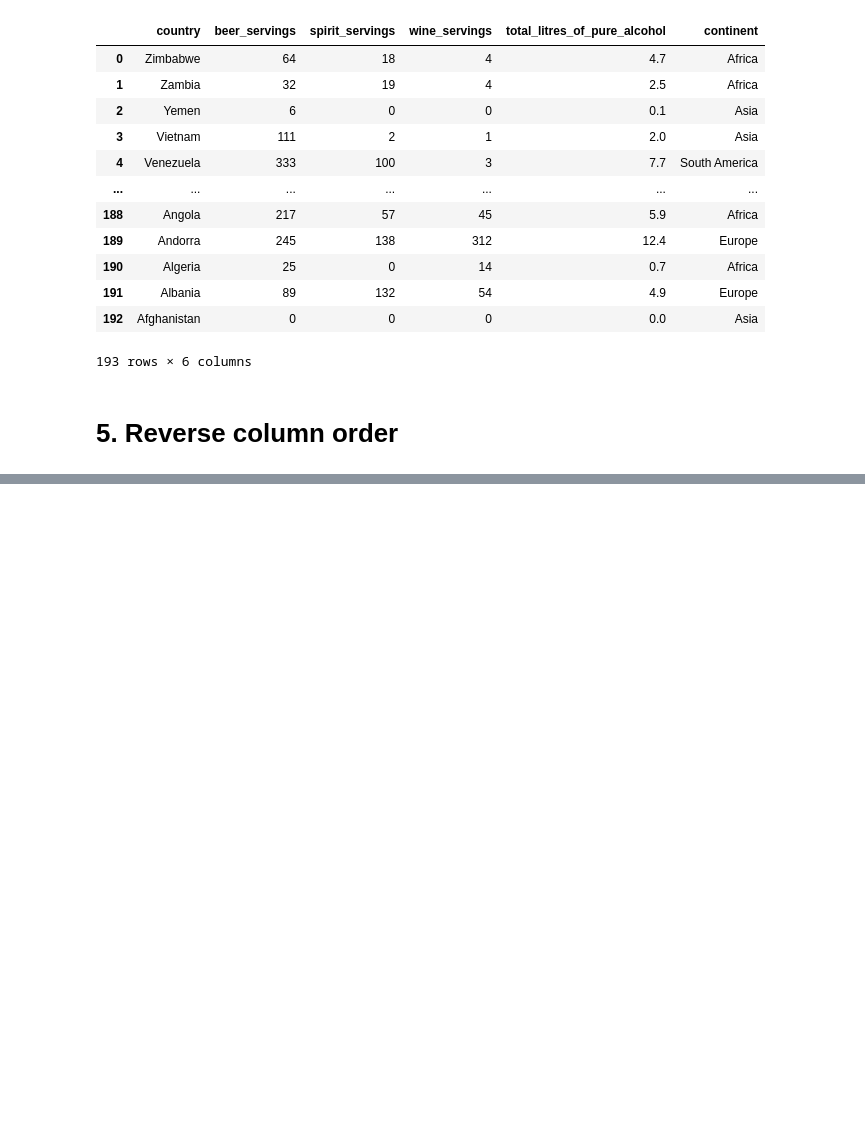
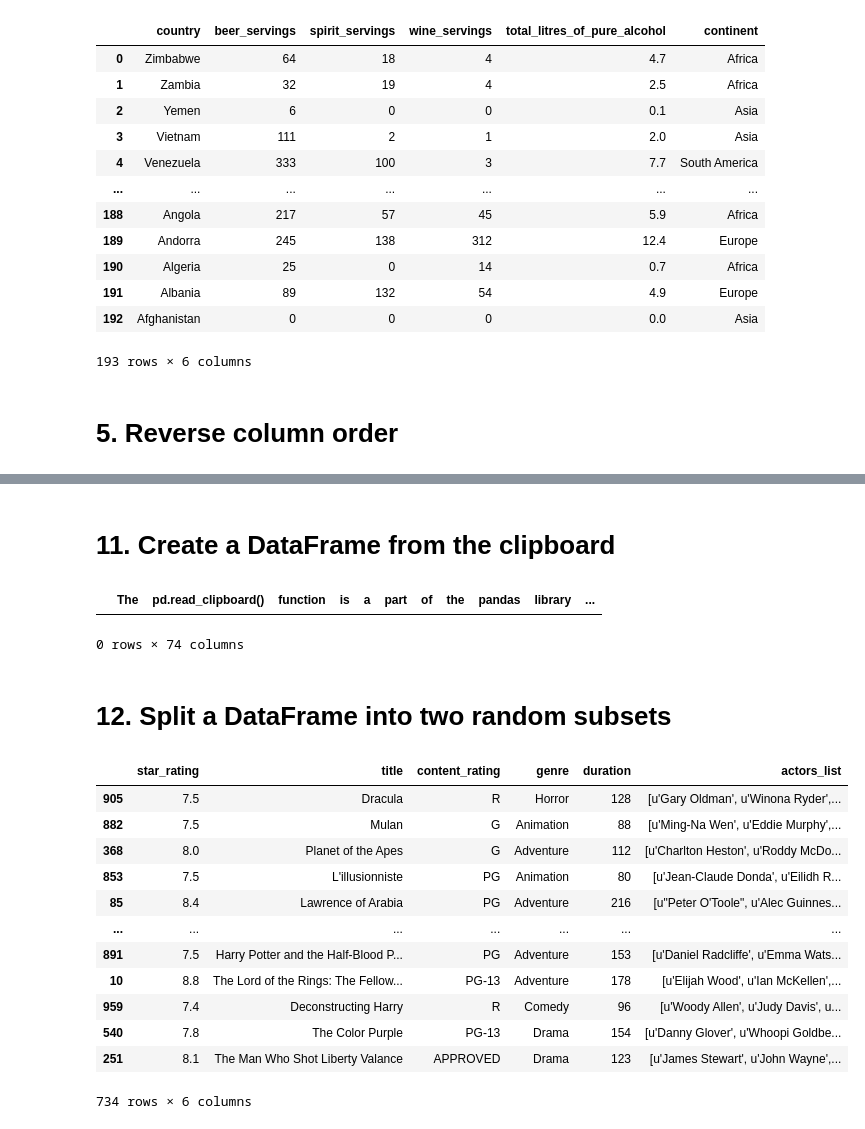
Before and after one commit to ZygimantasB/pandas_training, a Jupyter notebook: from_youtube_video/youtube.ipynb, the cells around one changed output, grey strips where cells are left out. Drawn from its saved outputs; the diff is of its cells as text; code cells hidden in the pictures; blank space fills up the shorter version.

```diff
--- a/from_youtube_video/youtube.ipynb
+++ b/from_youtube_video/youtube.ipynb
@@ -108,0 +368,31 @@ drinks.loc[::-1].reset_index(drop=True)
+# %% [markdown]
+# 11. Create a DataFrame from the clipboard
+# %%
+df = pd.read_clipboard()
+df
+# %% [output]
+|  | The | pd.read_clipboard() | function | is | a | part | of | the | pandas | library | ... |
+0 rows × 74 columns
+# %% [markdown]
+# 12. Split a DataFrame into two random subsets
+# %%
+movies_path = r'F:\DataSpell\Pandas_training\from_youtube_video\data\pandas-videos-master\imdb_1000.csv'
+# %%
+movies = pd.read_csv(movies_path)
+# %%
+movies_1 = movies.sample(frac=0.75, random_state=123)
+movies_1
+# %% [output]
+|  | star_rating | title | content_rating | genre | duration | actors_list |
+| 905 | 7.5 | Dracula | R | Horror | 128 | [u'Gary Oldman', u'Winona Ryder',... |
+| 882 | 7.5 | Mulan | G | Animation | 88 | [u'Ming-Na Wen', u'Eddie Murphy',... |
+| 368 | 8.0 | Planet of the Apes | G | Adventure | 112 | [u'Charlton Heston', u'Roddy McDo... |
+| 853 | 7.5 | L'illusionniste | PG | Animation | 80 | [u'Jean-Claude Donda', u'Eilidh R... |
+| 85 | 8.4 | Lawrence of Arabia | PG | Adventure | 216 | [u"Peter O'Toole", u'Alec Guinnes... |
+| ... | ... | ... | ... | ... | ... | ... |
+| 891 | 7.5 | Harry Potter and the Half-Blood P... | PG | Adventure | 153 | [u'Daniel Radcliffe', u'Emma Wats... |
+| 10 | 8.8 | The Lord of the Rings: The Fellow... | PG-13 | Adventure | 178 | [u'Elijah Wood', u'Ian McKellen',... |
+| 959 | 7.4 | Deconstructing Harry | R | Comedy | 96 | [u'Woody Allen', u'Judy Davis', u... |
+| 540 | 7.8 | The Color Purple | PG-13 | Drama | 154 | [u'Danny Glover', u'Whoopi Goldbe... |
+| 251 | 8.1 | The Man Who Shot Liberty Valance | APPROVED | Drama | 123 | [u'James Stewart', u'John Wayne',... |
+734 rows × 6 columns
```
Also changed, not shown: parts of 91 cells of this notebook, 1 other file.
